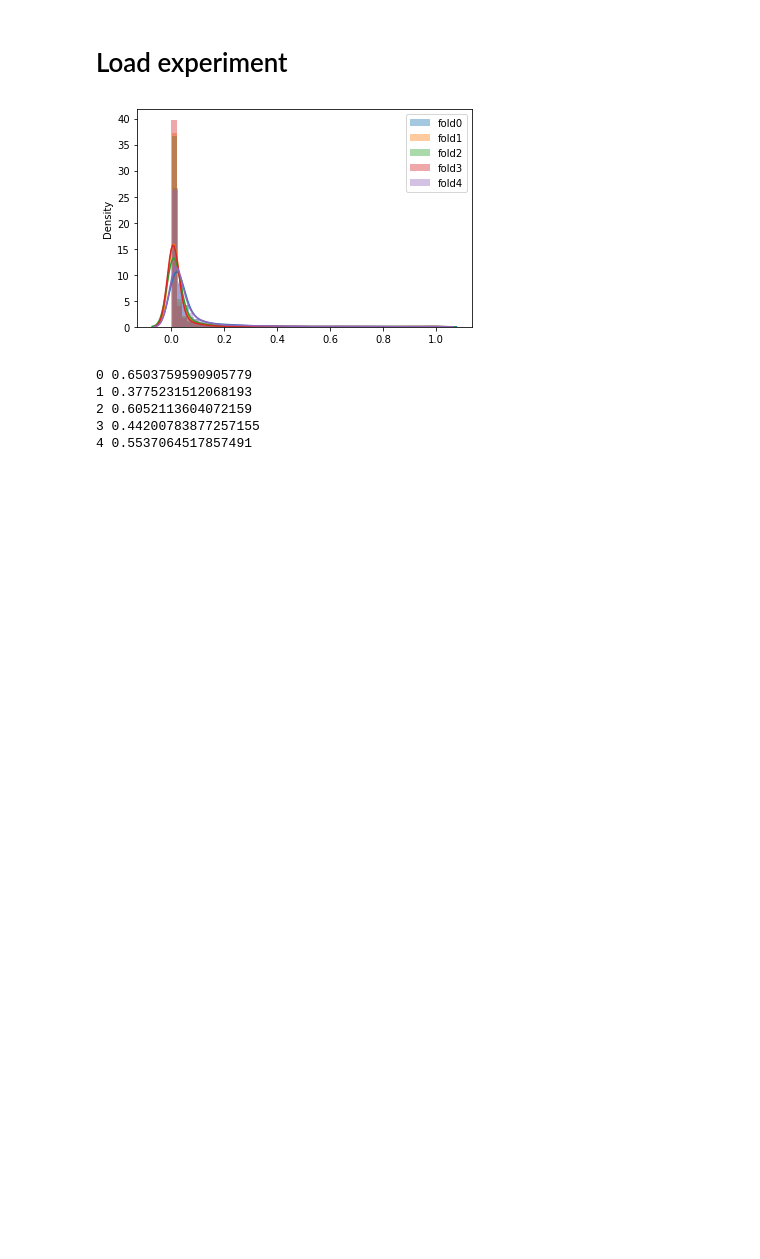
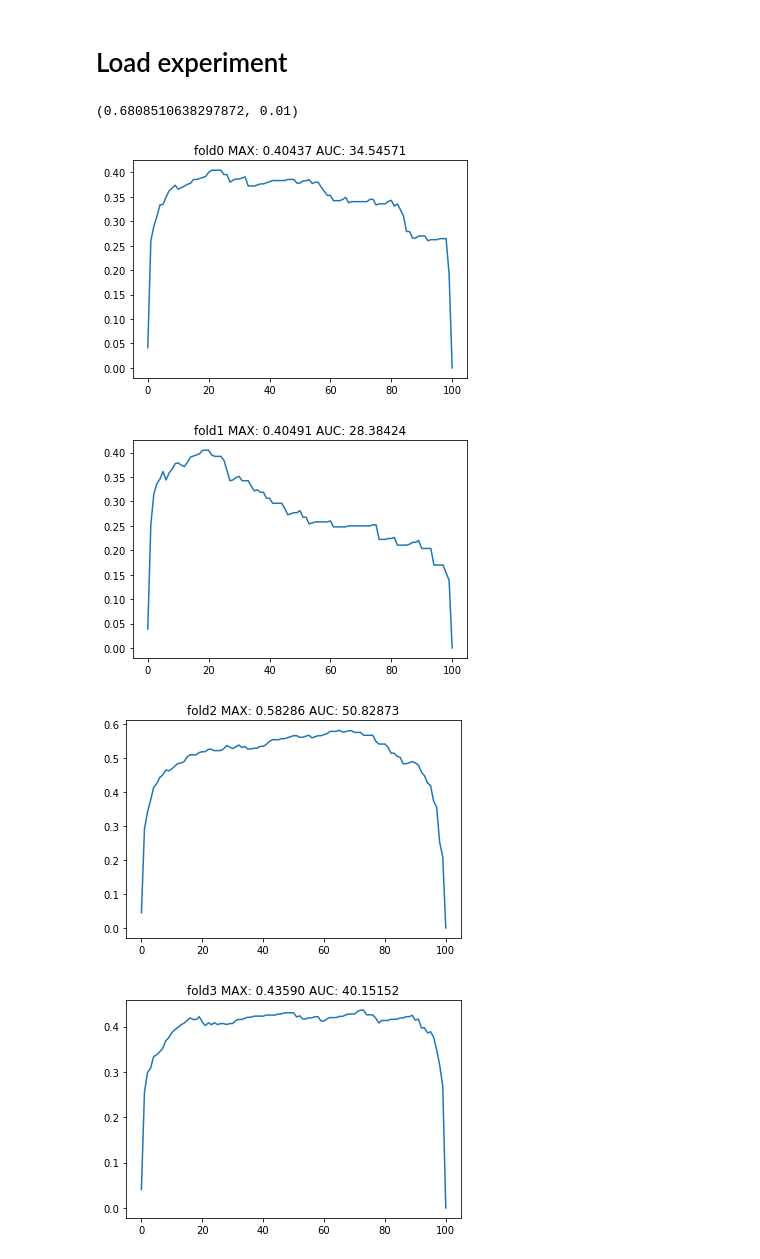
Before and after one commit to analokmaus/kaggle-rsna-breast-cancer, a Jupyter notebook: 01_post_analysis.ipynb, the cells around one changed output. Cells and saved outputs as stored; diff of their text form; code cells hidden in the pictures; blank space fills up the shorter version.

```diff
--- a/01_post_analysis.ipynb
+++ b/01_post_analysis.ipynb
@@ -41,22 +52,46 @@ ds = PatientLevelDataset(
 # %%
-cfg = Model05()
-model = cfg.model(**cfg.model_params)
+cfg = Model05v2()
+# model = cfg.model(**cfg.model_params)
 # %%
 with open(f'results/{cfg.name}/predictions.pickle', 'rb') as f:
     predictions = pickle.load(f)
 # %%
-for fold_i, pred_fold in enumerate(predictions['outoffolds']):
-    sns.distplot(sigmoid(pred_fold), bins=50, label=f'fold{fold_i}')
-plt.legend()
-plt.show()
+# for fold_i, pred_fold in enumerate(predictions['outoffolds']):
+#     sns.distplot(sigmoid(pred_fold), bins=50, label=f'fold{fold_i}')
+# plt.legend()
+# plt.show()
-# %% [output]
-[figure, removed]
-# %%
-for fold_i, pred_fold in enumerate(predictions['outoffolds']):
-    print(fold_i, np.percentile(sigmoid(pred_fold), 98))
-# %% [output]
-0 0.6503759590905779
-1 0.3775231512068193
-2 0.6052113604072159
-3 0.44200783877257155
-4 0.5537064517857491
+# %%
+SAMPLE_ID = {
+    42624, 48001, 48514, 2179, 31107, 23554, 13185, 53255,
+    29192, 59530, 64908, 32527, 13845, 59552, 54816, 49954,
+    55330, 59307, 21934, 63536, 23729, 61490, 61874, 16955,
+    46014, 38727, 64456, 50375, 9162, 55755, 25550, 15696,
+    50002, 58195, 10198, 13016, 25050, 31581, 26333, 29664,
+    8289, 3305, 6637, 48493, 58610, 42231, 12282, 9083, 32252, 39677}
+# %%
+metric = Pfbeta(binarize=True)
+for fold_i, (folds, pred_fold) in enumerate(zip(predictions['folds'], predictions['outoffolds'])):
+    ds = cfg.dataset(
+        df=train.iloc[folds[1]], image_dir=Path('input/rsna-breast-cancer-detection/image_resized_1024W'))
+    labels = ds.get_labels()
+    scores, thres = metric.optimal_f1_all(labels, sigmoid(pred_fold))
+    if fold_i == 0:
+        # pos_idx = np.random.choice(np.where(labels == 1)[0], size=25, replace=False).tolist()
+        # neg_idx = np.random.choice(np.where(labels == 0)[0], size=25, replace=False).tolist()
+        # pids = set()
+        # for idx in pos_idx+neg_idx:
+        #     pids.add(ds.pids[idx][0])
+        valid_idx = []
+        for i in range(len(ds)):
+            valid_idx.append(ds.pids[i][0] in SAMPLE_ID)
+        score = metric.optimal_f1(labels[valid_idx], sigmoid(pred_fold)[valid_idx])
+        print(score)
+    plt.plot(scores)
+    plt.title(f'fold{fold_i} MAX: {max(scores):.5f} AUC: {sum(scores):.5f}')
+    plt.show()
+# %% [output]
+(0.6808510638297872, 0.01)
+[figure, added]
+[figure, added]
+[figure, added]
+[figure, added]
```
Also changed, not shown: parts of 4 cells of this notebook, 5 other files.
